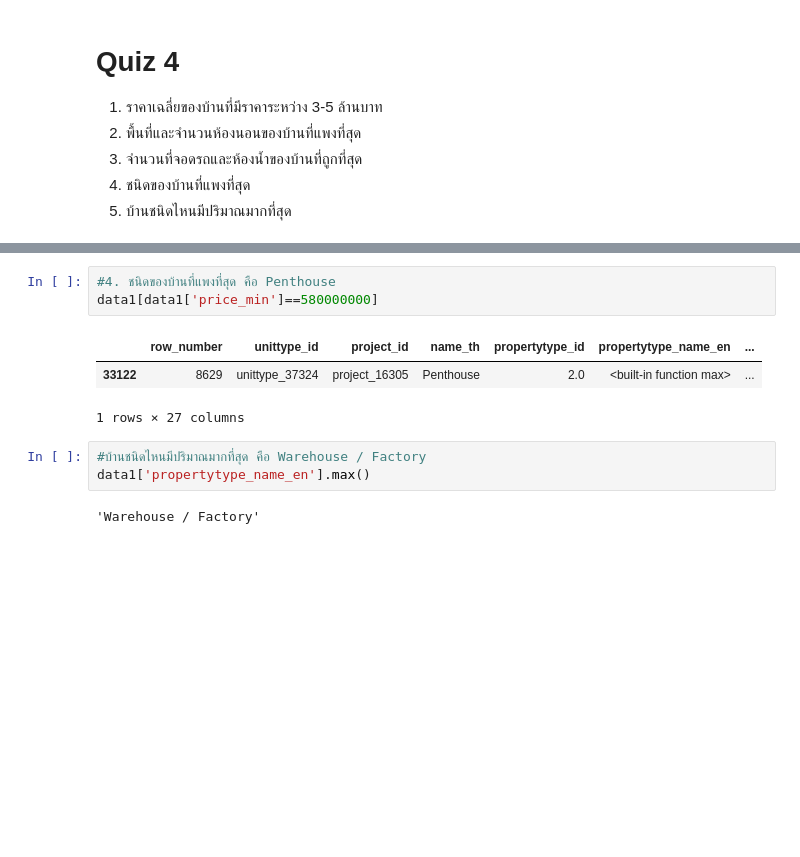
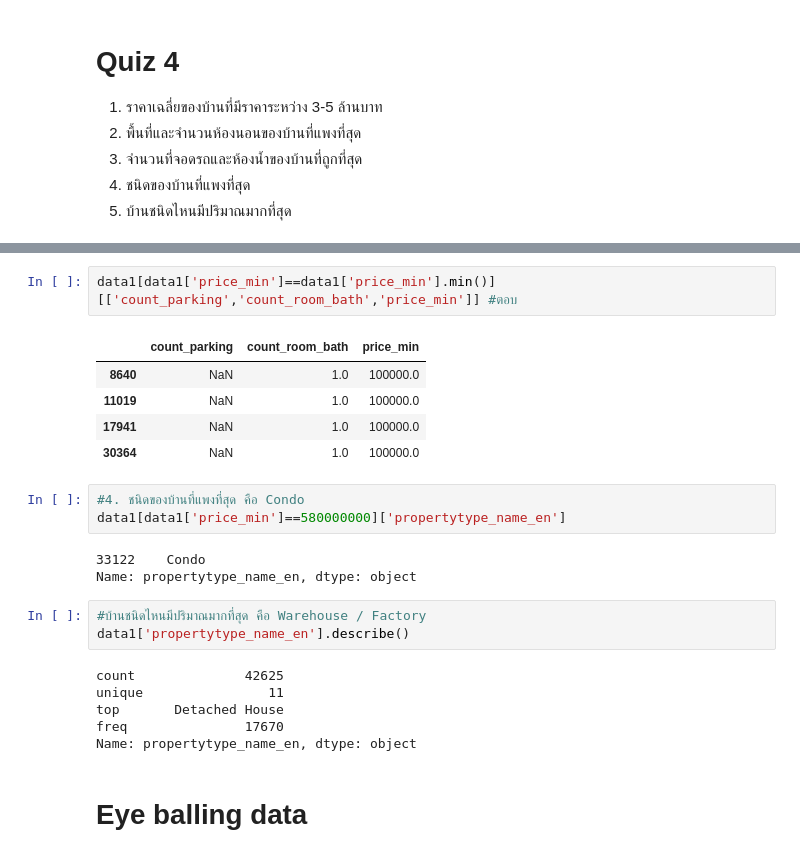
Before and after one commit to Suriya6744/BasicProg_DataViz65, a Jupyter notebook: Pandas_Dataframe.ipynb, the cells around one changed output, grey strips where cells are left out. Cells and saved outputs as stored; diff of their text form; blank space fills up the shorter version.

Commit message:
eye balling & เฉลย quiz4

```diff
--- a/Pandas_Dataframe.ipynb
+++ b/Pandas_Dataframe.ipynb
@@ -257,12 +259,25 @@ data1[data1['price_min']==100000].describe()
+# %%
+data1[data1['price_min']==data1['price_min'].min()][['count_parking','count_room_bath','price_min']] #ตอบ
+# %% [output]
+|  | count_parking | count_room_bath | price_min |
+| 8640 | NaN | 1.0 | 100000.0 |
+| 11019 | NaN | 1.0 | 100000.0 |
+| 17941 | NaN | 1.0 | 100000.0 |
+| 30364 | NaN | 1.0 | 100000.0 |
 # %%
-#4. ชนิดของบ้านที่แพงที่สุด คือ Penthouse
-data1[data1['price_min']==580000000]
+#4. ชนิดของบ้านที่แพงที่สุด คือ Condo
+data1[data1['price_min']==580000000]['propertytype_name_en']
 # %% [output]
-|  | row_number | unittype_id | project_id | name_th | propertytype_id | propertytype_name_en | ... |
-| 33122 | 8629 | unittype_37324 | project_16305 | Penthouse | 2.0 | <built-in function max> | ... |
-1 rows × 27 columns
+33122    Condo
+Name: propertytype_name_en, dtype: object
 # %%
 #บ้านชนิดไหนมีปริมาณมากที่สุด คือ Warehouse / Factory
-data1['propertytype_name_en'].max()
+data1['propertytype_name_en'].describe()
 # %% [output]
-'Warehouse / Factory'
+count              42625
+unique                11
+top       Detached House
+freq               17670
+Name: propertytype_name_en, dtype: object
+# %% [markdown]
+# Eye balling data
```
Also changed, not shown: parts of 13 cells of this notebook.
